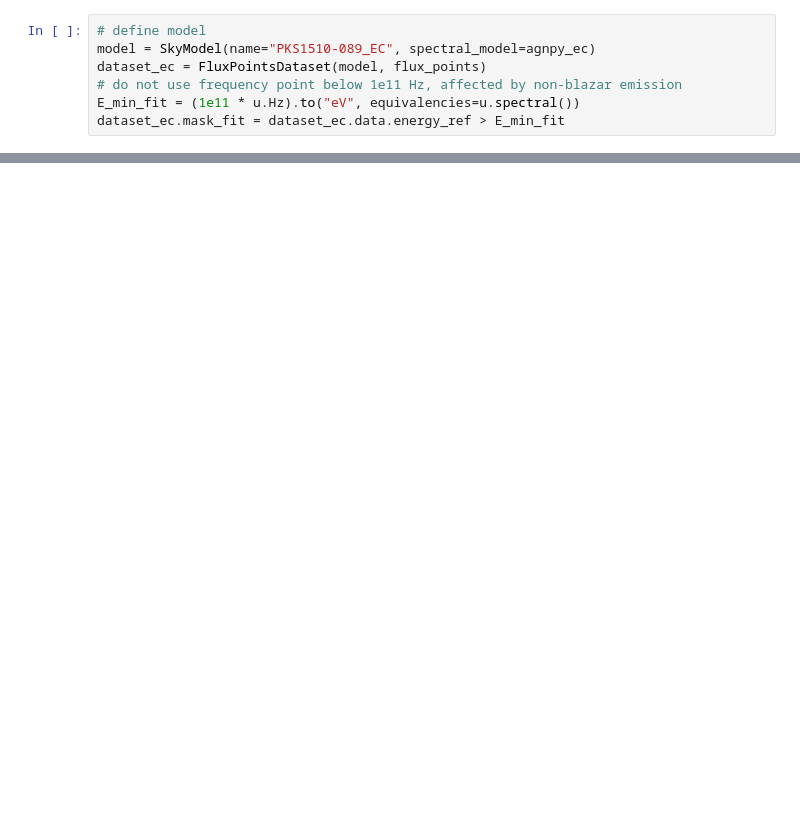
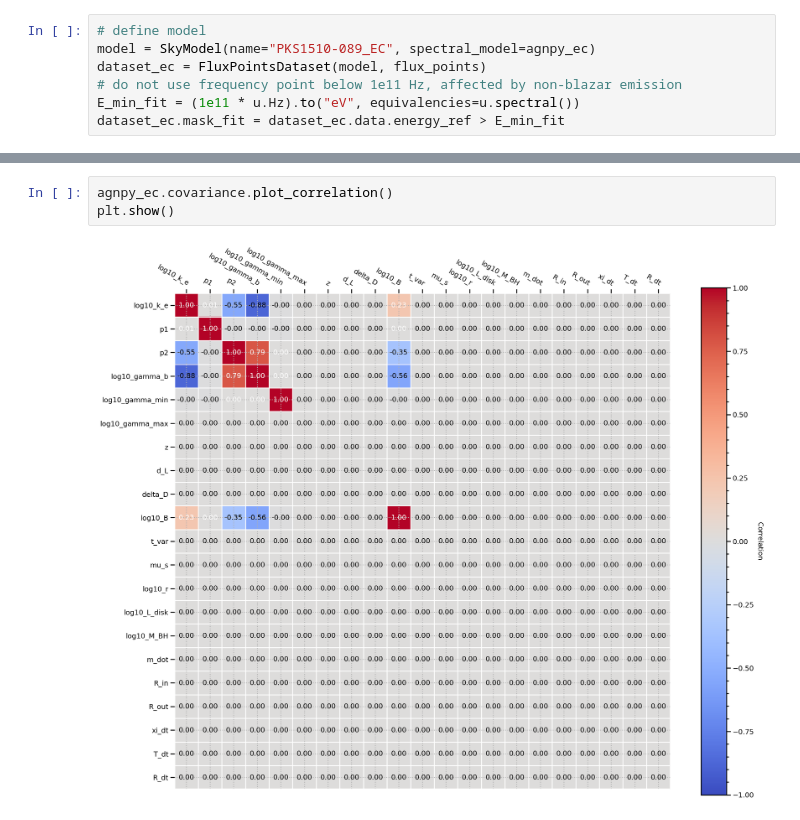
Before and after one commit to Adbhavna1369/PKS1510_modelling, a Jupyter notebook: test_mcmc_2012.ipynb, the cells around one changed output, grey strips where cells are left out. Drawn from its saved outputs; the diff is of its cells as text; blank space fills up the shorter version.

```diff
--- a/test_mcmc_2012.ipynb
+++ b/test_mcmc_2012.ipynb
@@ -351,0 +444,5 @@ dataset_ec.mask_fit = dataset_ec.data.energy_ref > E_min_fit
+# %%
+agnpy_ec.covariance.plot_correlation()
+plt.show()
+# %% [output]
+[figure, added]
```
Also changed, not shown: parts of 12 cells of this notebook, 3 other files.
